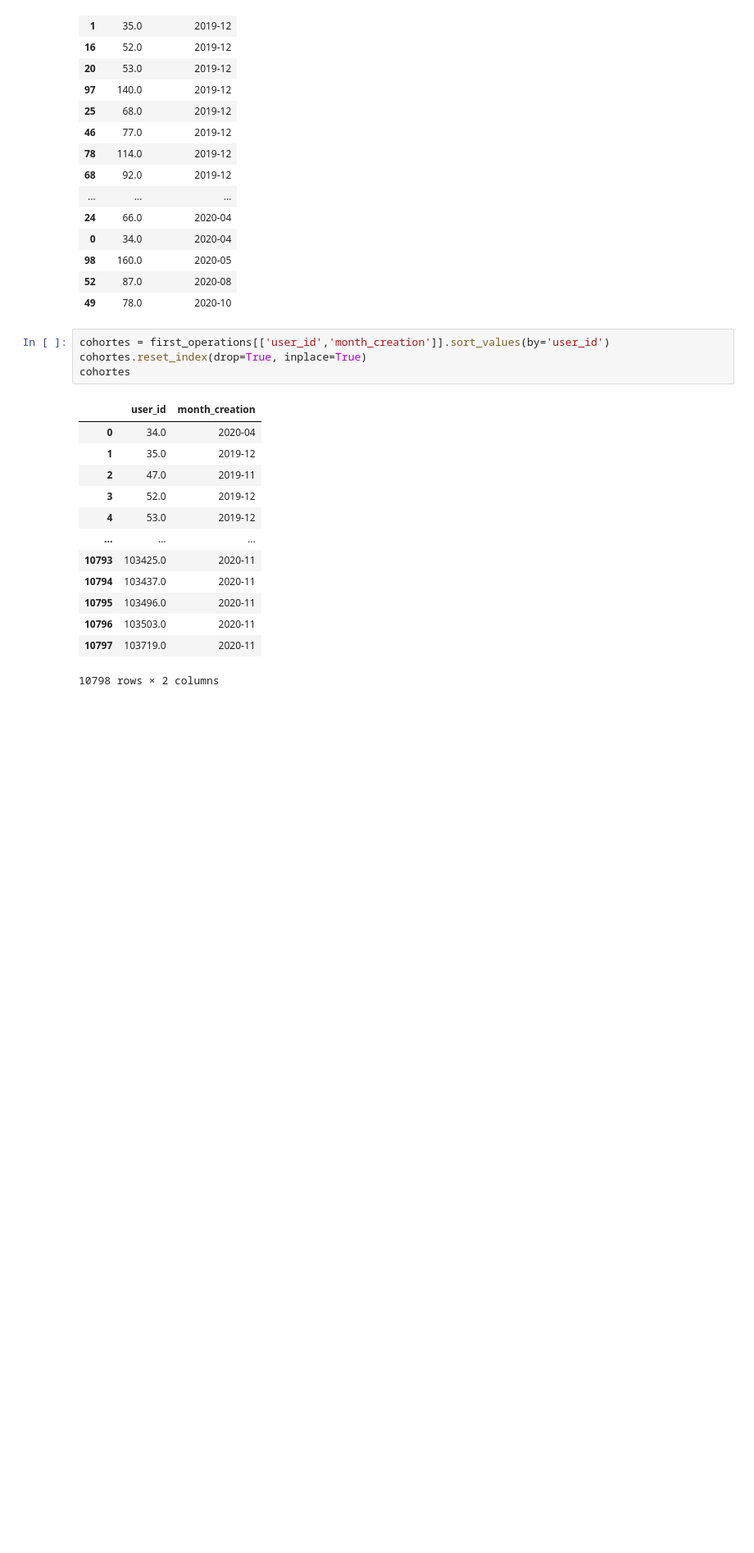
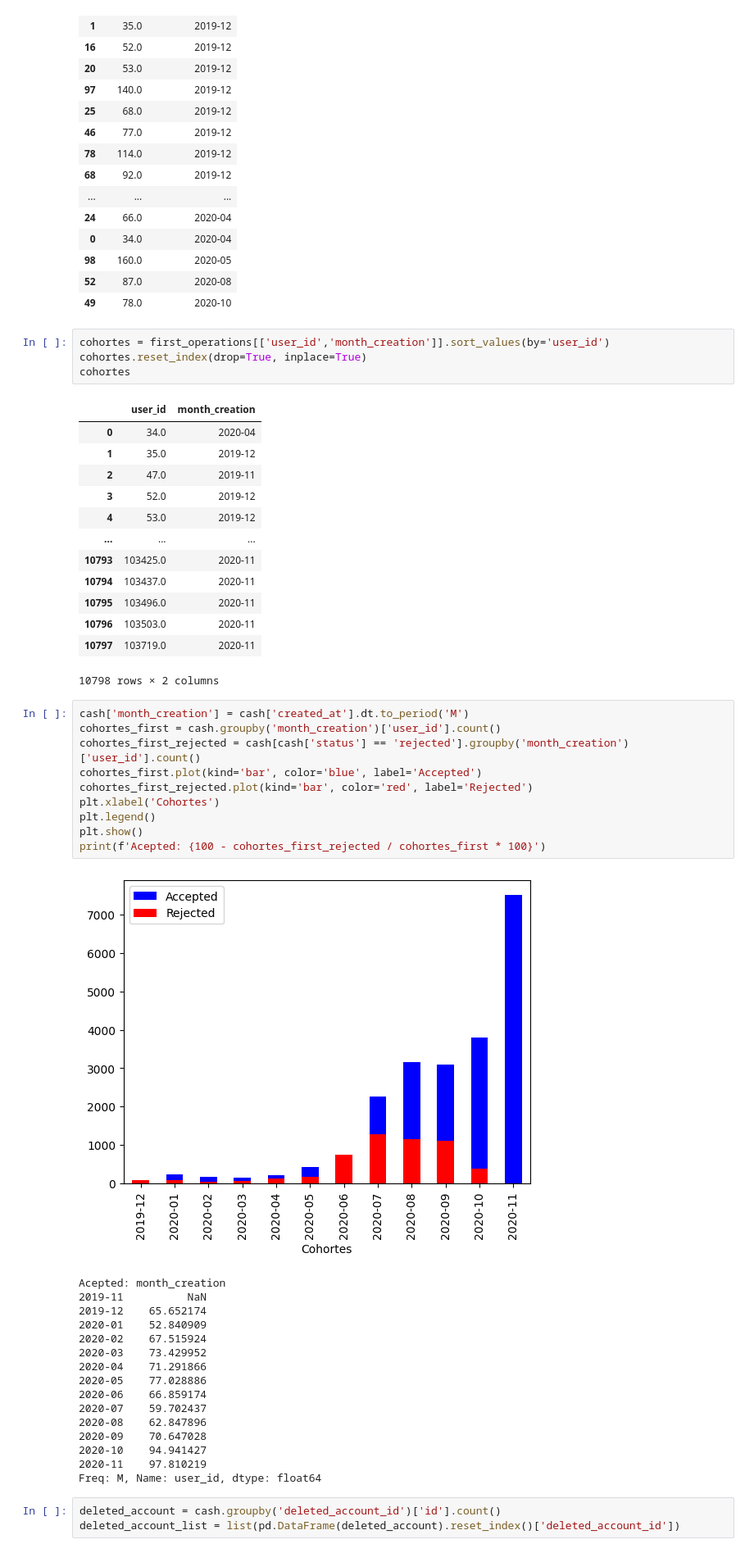
Before and after one commit to ivanseldas/microcredit-churn-classifier, a Jupyter notebook: new_main.ipynb, the cells around one changed output. Shown at 82% size. Drawn from its saved outputs; the diff is of its cells as text; blank space fills up the shorter version.

```diff
--- a/new_main.ipynb
+++ b/new_main.ipynb
@@ -89,3 +167,33 @@ cohortes
 | 10796 | 103503.0 | 2020-11 |
 | 10797 | 103719.0 | 2020-11 |
 10798 rows × 2 columns
+# %%
+cash['month_creation'] = cash['created_at'].dt.to_period('M')
+cohortes_first = cash.groupby('month_creation')['user_id'].count()
+cohortes_first_rejected = cash[cash['status'] == 'rejected'].groupby('month_creation')['user_id'].count()
+cohortes_first.plot(kind='bar', color='blue', label='Accepted')
+cohortes_first_rejected.plot(kind='bar', color='red', label='Rejected')
+plt.xlabel('Cohortes')
+plt.legend()
+plt.show()
+print(f'Acepted: {100 - cohortes_first_rejected / cohortes_first * 100}')
+# %% [output]
+[figure, added]
+Acepted: month_creation
+2019-11          NaN
+2019-12    65.652174
+2020-01    52.840909
+2020-02    67.515924
+2020-03    73.429952
+2020-04    71.291866
+2020-05    77.028886
+2020-06    66.859174
+2020-07    59.702437
+2020-08    62.847896
+2020-09    70.647028
+2020-10    94.941427
+2020-11    97.810219
+Freq: M, Name: user_id, dtype: float64
+# %%
+deleted_account = cash.groupby('deleted_account_id')['id'].count()
+deleted_account_list = list(pd.DataFrame(deleted_account).reset_index()['deleted_account_id'])
```
Also changed, not shown: parts of 10 cells of this notebook.
